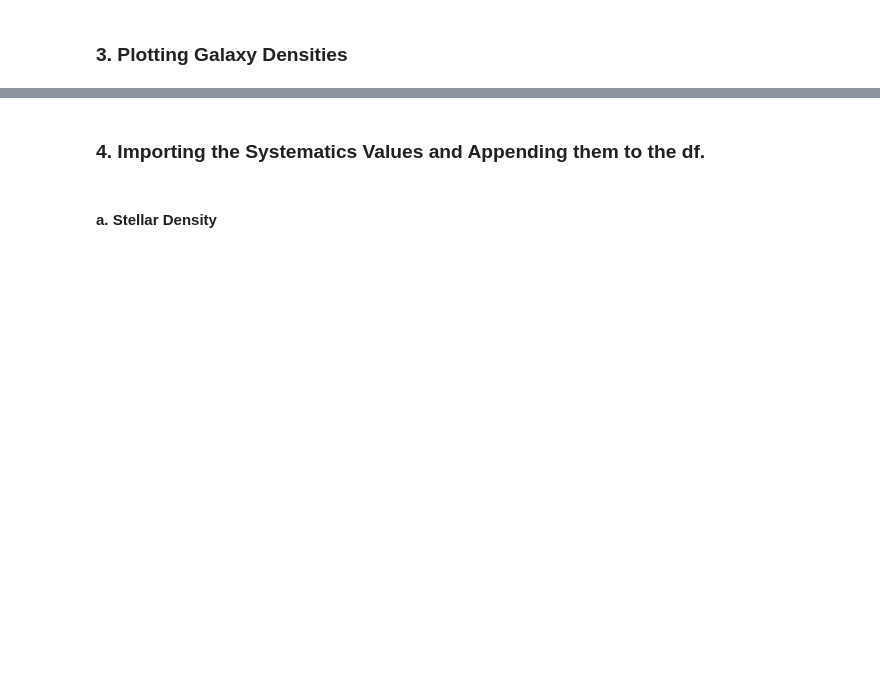
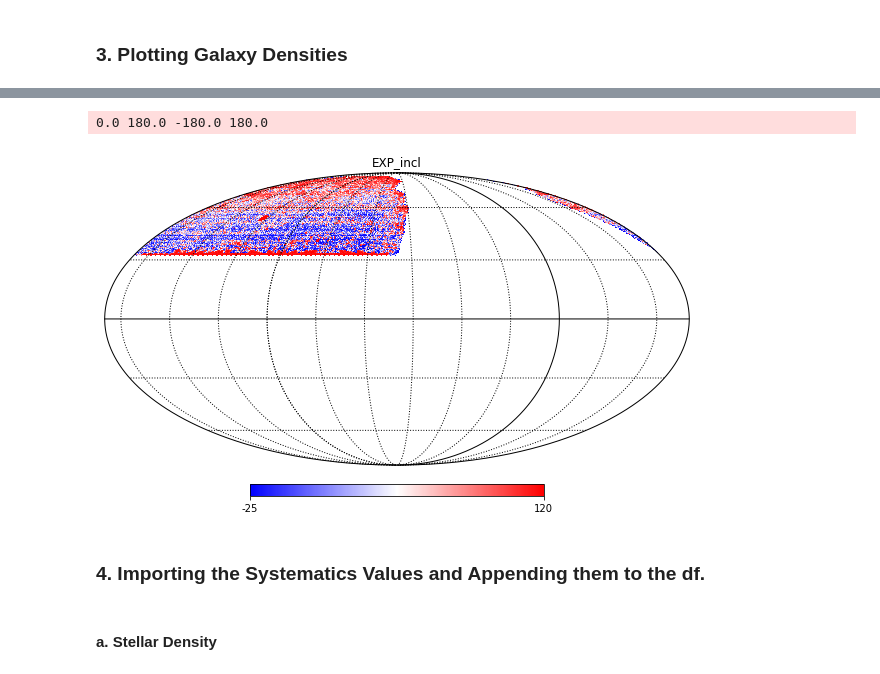
Before and after one commit to elleggert/astrostatistics, a Jupyter notebook: data_preprocessing/dataset_preparation/dataprep_north.ipynb, the cells around one changed output, grey strips where cells are left out. Saved outputs shown, nothing was run; the diff lists cells and outputs as text; code cells hidden in the pictures; blank space fills up the shorter version.

```diff
--- a/data_preprocessing/dataset_preparation/dataprep_north.ipynb
+++ b/data_preprocessing/dataset_preparation/dataprep_north.ipynb
@@ -230,12 +261,16 @@ df_north.exposures = df_north.exposures.astype(int)
 # %%
 m_EXP = np.zeros(NPIX)
 
 m_EXP[df_north.pixel_id.to_numpy()] = df_north.exposures.to_numpy()
 mask = (m_EXP == 0)
 m_EXP[mask] = np.nan
-hp.mollview(m_EXP, title="EXP_incl", format='%i', norm='hist', cmap="bwr", notext=False, rot=(100, 0, 0), badcolor='white',
+hp.mollview(m_EXP, title="EXP_incl", format='%i', norm='hist', cmap="bwr", notext=False, rot=(100, 0, 0),
+            badcolor='white',
             remove_dip=True, remove_mono=True)
 hp.graticule()
+# %% [output]
+0.0 180.0 -180.0 180.0
+[figure, added]
 # %% [markdown]
 ### 4. Importing the Systematics Values and Appending them to the df.
 # %% [markdown]
```
Also changed, not shown: parts of 37 cells of this notebook.
